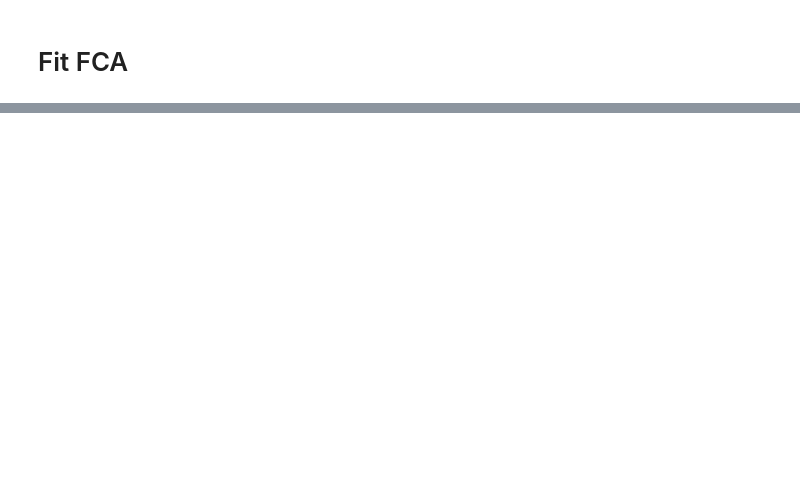
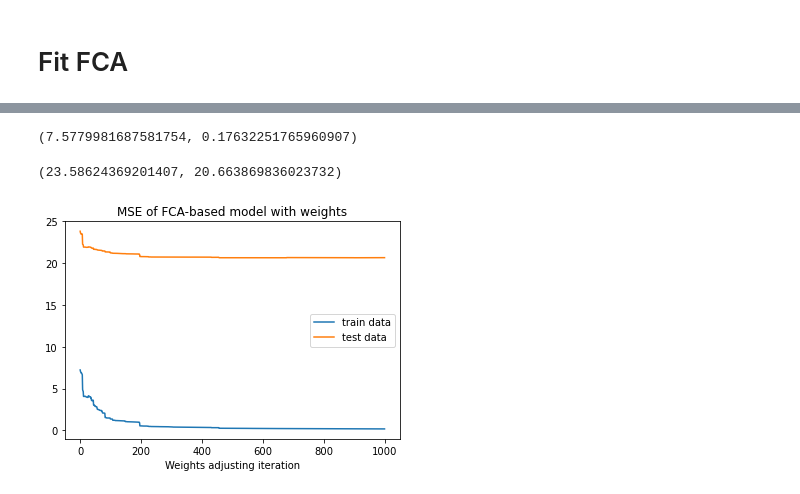
Before and after one commit to EgorDudyrev/FCA_BB_interpret, a Jupyter notebook: notebooks/2020.11.11-Testing_prediction_with_Mutual_Information.ipynb, the cells around one changed output, grey strips where cells are left out. Drawn from its saved outputs; the diff is of its cells as text; code cells hidden in the pictures; blank space fills up the shorter version.

```diff
--- a/notebooks/2020.11.11-Testing_prediction_with_Mutual_Information.ipynb
+++ b/notebooks/2020.11.11-Testing_prediction_with_Mutual_Information.ipynb
@@ -305,0 +335,9 @@ array([0.00718278, 0.00687779, 0.00696329, 0.00695184])
+# %%
+Intrs = Intrs2
+# %%
+%%time
+exts = [set(c.get_extent()) for c in fm_mv.sort_concepts()]
+Intrs_true = []
+for cid in tqdm(range(len(W))):
+    Intrs_true.append([len(exts[cid]&exts[cid_])/len(exts[cid_]) for cid_ in range(len(W))])
+Intrs_true = np.array(Intrs_true)
@@ -305,0 +412,27 @@ array([0.00718278, 0.00687779, 0.00696329, 0.00695184])
+# %%
+preds0_train = predict_fca(fm_mv, mvcntx_train, 'mean_y_true', W0, normalized=True, A=A_train, exp=False)[0]
+preds1_train = predict_fca(fm_mv, mvcntx_train, 'mean_y_true', W_new, normalized=True, exp=False, A=A_train)[0]
+
+mean_squared_error(y_train, preds0_train), mean_squared_error(y_train, preds1_train)
+# %% [output]
+(7.5779981687581754, 0.17632251765960907)
+# %%
+preds0_test = predict_fca(fm_mv, mvcntx_test, 'mean_y_true', W0, normalized=True, A=A_test, exp=False)[0]
+preds1_test = predict_fca(fm_mv, mvcntx_test, 'mean_y_true', W_new, normalized=True, exp=False, A=A_test)[0]
+
+mean_squared_error(y_test, preds0_test), mean_squared_error(y_test, preds1_test)
+# %% [output]
+(23.58624369201407, 20.663869836023732)
+# %%
+plt.rcParams['axes.facecolor'] = 'white'
+# %%
+plt.rcParams['figure.facecolor'] = 'xkcd:white'
+# %%
+plt.plot(mses_train, label='train data')
+plt.plot(mses_test, label='test data')
+plt.title('MSE of FCA-based model with weights')
+plt.xlabel('Weights adjusting iteration')
+plt.legend()
+plt.show()
+# %% [output]
+[figure, added]
```
Also changed, not shown: parts of 41 cells of this notebook.
